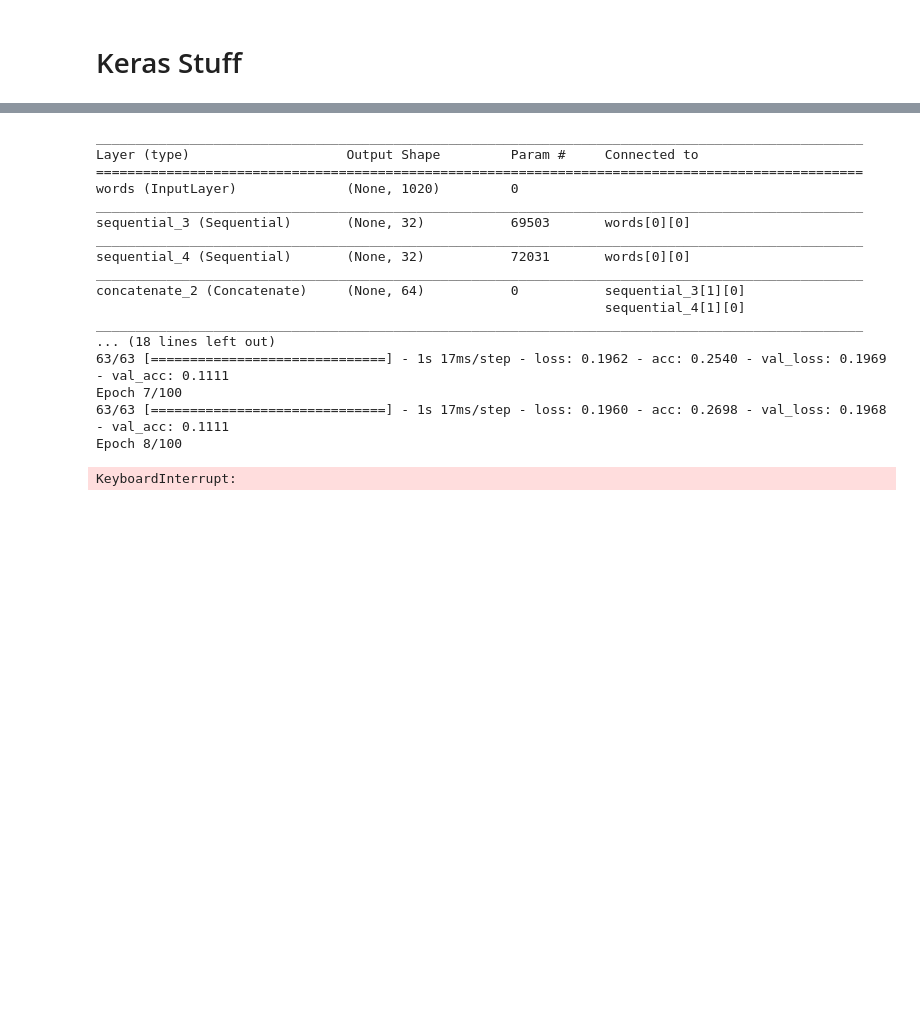
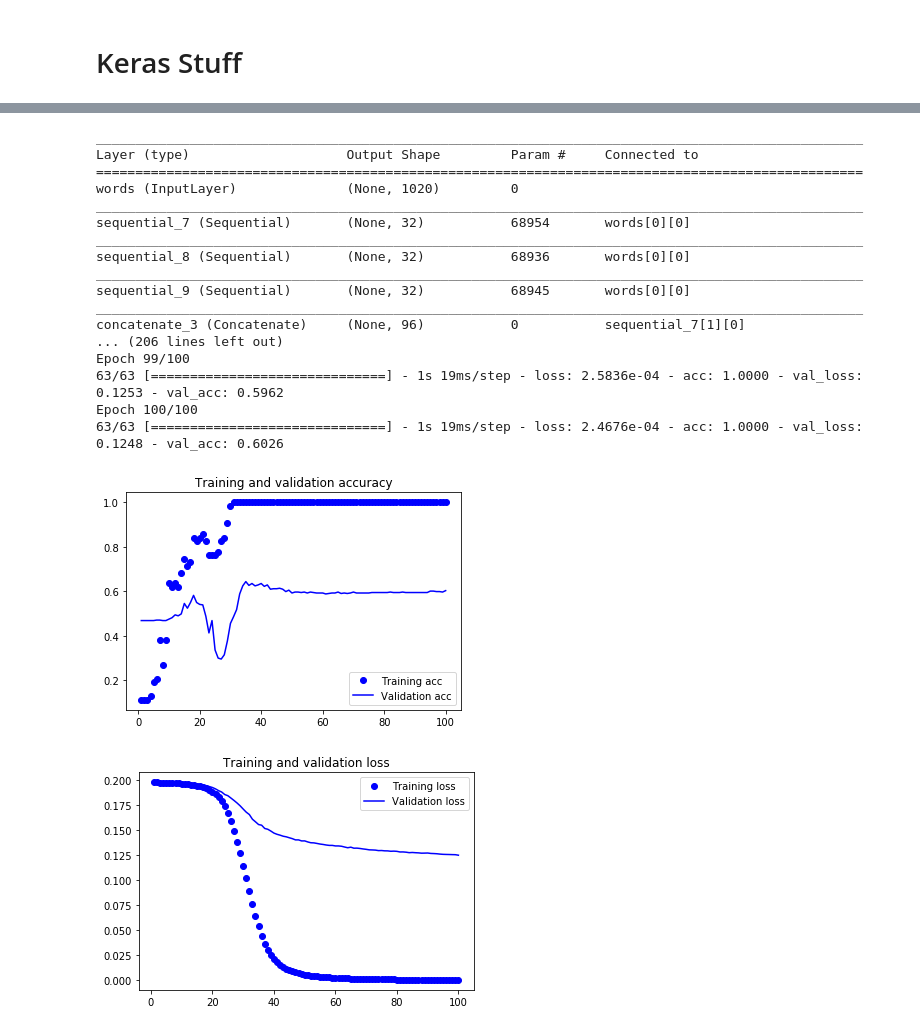
Before and after one commit to ErfanThinker/PAN19, a Jupyter notebook: my_solution.ipynb, the cells around one changed output, grey strips where cells are left out. Cells and saved outputs as stored; diff of their text form; code cells hidden in the pictures; blank space fills up the shorter version.

```diff
--- a/my_solution.ipynb
+++ b/my_solution.ipynb
@@ -235,7 +232,7 @@ word_input_tensor = Input(shape=(maxlen,) , name='words')
 conv_1d_s3_model = Sequential()
 conv_1d_s3_model.add(layers.Embedding(w2d.word_embedding.shape[0], embedding_dim, input_length=maxlen))
 # conv_1d_s3_model.add(layers.Dropout(0.1))
-conv_1d_s3_model.add(layers.Conv1D(32, 3, activation='relu'))
+conv_1d_s3_model.add(layers.SeparableConv1D(32, 3, activation='relu'))
 conv_1d_s3_model.add(layers.GlobalMaxPooling1D())
 # conv_1d_s3_model.add(layers.Dense(len(set(train_labels)), activation='softmax'))
 
@@ -243,16 +240,33 @@ word_output_tensor_0 = conv_1d_s3_model(word_input_tensor)
 
 conv_1d_s1_model = Sequential()
 conv_1d_s1_model.add(layers.Embedding(w2d.word_embedding.shape[0], embedding_dim, input_length=maxlen))
-conv_1d_s1_model.add(layers.Conv1D(32, 1, activation='relu'))
-conv_1d_s1_model.add(layers.MaxPooling1D(1))
-conv_1d_s1_model.add(layers.Conv1D(32, 3, activation='relu'))
+conv_1d_s1_model.add(layers.SeparableConv1D(32, 1, activation='relu'))
+# conv_1d_s1_model.add(layers.MaxPooling1D(2))
+# conv_1d_s1_model.add(layers.SeparableConv1D(32, 3, activation='relu'))
 conv_1d_s1_model.add(layers.GlobalMaxPooling1D())
 # conv_1d_s1_model.add(layers.Dense(len(set(train_labels)), activation='softmax'))
 
 word_output_tensor_1 = conv_1d_s1_model(word_input_tensor)
 
-concatenated = layers.concatenate([word_output_tensor_0, word_output_tensor_1], axis=-1)
+conv_1d_complex_model = Sequential()
+conv_1d_complex_model.add(layers.Embedding(w2d.word_embedding.shape[0], embedding_dim, input_length=maxlen))
+conv_1d_complex_model.add(layers.SeparableConv1D(32, 2, activation='relu'))
+# conv_1d_complex_model.add(layers.SeparableConv1D(64, 3, activation='relu'))
+# conv_1d_complex_model.add(layers.MaxPooling1D(2))
+# conv_1d_complex_model.add(layers.SeparableConv1D(64, 3, activation='relu'))
+# conv_1d_complex_model.add(layers.SeparableConv1D(128, 3, activation='relu'))
+# conv_1d_complex_model.add(layers.MaxPooling1D(2))
+# conv_1d_complex_model.add(layers.SeparableConv1D(64, 3, activation='relu'))
+# conv_1d_complex_model.add(layers.SeparableConv1D(128, 3, activation='relu'))
+conv_1d_complex_model.add(layers.GlobalAveragePooling1D())
+# conv_1d_s1_model.add(layers.Dense(len(set(train_labels)), activation='softmax'))
 
+word_output_tensor_2 = conv_1d_complex_model(word_input_tensor)
+
+concatenated = layers.concatenate([word_output_tensor_0, word_output_tensor_1
+                                   , word_output_tensor_2
+                                  ], axis=-1)
+# concatenated = layers.Dense(32, activation='relu')(concatenated)
 answer = layers.Dense(len(set(train_labels)), activation='softmax')(concatenated)
 
 model = Model(word_input_tensor, answer)
@@ -261,7 +275,7 @@ model.summary()
 # model.layers[0].set_weights([w2d.word_embedding])
 # model.layers[0].trainable = False
 
-model.compile(optimizer=optimizers.Adam(lr=2e-4),
+model.compile(optimizer=optimizers.Adam(lr=3e-4),
               loss='mae',
               metrics=['acc'])
 history = model.fit(X_train, y_train,
@@ -271,40 +285,41 @@ history = model.fit(X_train, y_train,
 
 acc = history.history['acc']
 val_acc = history.history['val_acc']
 loss = history.history['loss']
 val_loss = history.history['val_loss']
 
 epochs = range(1, len(acc) + 1)
 
 plt.plot(epochs, acc, 'bo', label='Training acc')
 plt.plot(epochs, val_acc, 'b', label='Validation acc')
 plt.title('Training and validation accuracy')
 plt.legend()
 
 plt.figure()
 
 plt.plot(epochs, loss, 'bo', label='Training loss')
 plt.plot(epochs, val_loss, 'b', label='Validation loss')
 plt.title('Training and validation loss')
 plt.legend()
 
 plt.show()
 # %% [output]
 __________________________________________________________________________________________________
 Layer (type)                    Output Shape         Param #     Connected to
 ==================================================================================================
 words (InputLayer)              (None, 1020)         0
 __________________________________________________________________________________________________
-sequential_3 (Sequential)       (None, 32)           69503       words[0][0]
+sequential_7 (Sequential)       (None, 32)           68954       words[0][0]
 __________________________________________________________________________________________________
-sequential_4 (Sequential)       (None, 32)           72031       words[0][0]
+sequential_8 (Sequential)       (None, 32)           68936       words[0][0]
 __________________________________________________________________________________________________
-concatenate_2 (Concatenate)     (None, 64)           0           sequential_3[1][0]
-                                                                 sequential_4[1][0]
+sequential_9 (Sequential)       (None, 32)           68945       words[0][0]
 __________________________________________________________________________________________________
-... (18 lines left out)
-63/63 [==============================] - 1s 17ms/step - loss: 0.1962 - acc: 0.2540 - val_loss: 0.1969 - val_acc: 0.1111
-Epoch 7/100
-63/63 [==============================] - 1s 17ms/step - loss: 0.1960 - acc: 0.2698 - val_loss: 0.1968 - val_acc: 0.1111
-Epoch 8/100
+concatenate_3 (Concatenate)     (None, 96)           0           sequential_7[1][0]
+... (206 lines left out)
+Epoch 99/100
+63/63 [==============================] - 1s 19ms/step - loss: 2.5836e-04 - acc: 1.0000 - val_loss: 0.1253 - val_acc: 0.5962
+Epoch 100/100
+63/63 [==============================] - 1s 19ms/step - loss: 2.4676e-04 - acc: 1.0000 - val_loss: 0.1248 - val_acc: 0.6026
-KeyboardInterrupt:
+[figure, added]
+[figure, added]
```
Also changed, not shown: parts of 2 cells of this notebook.
